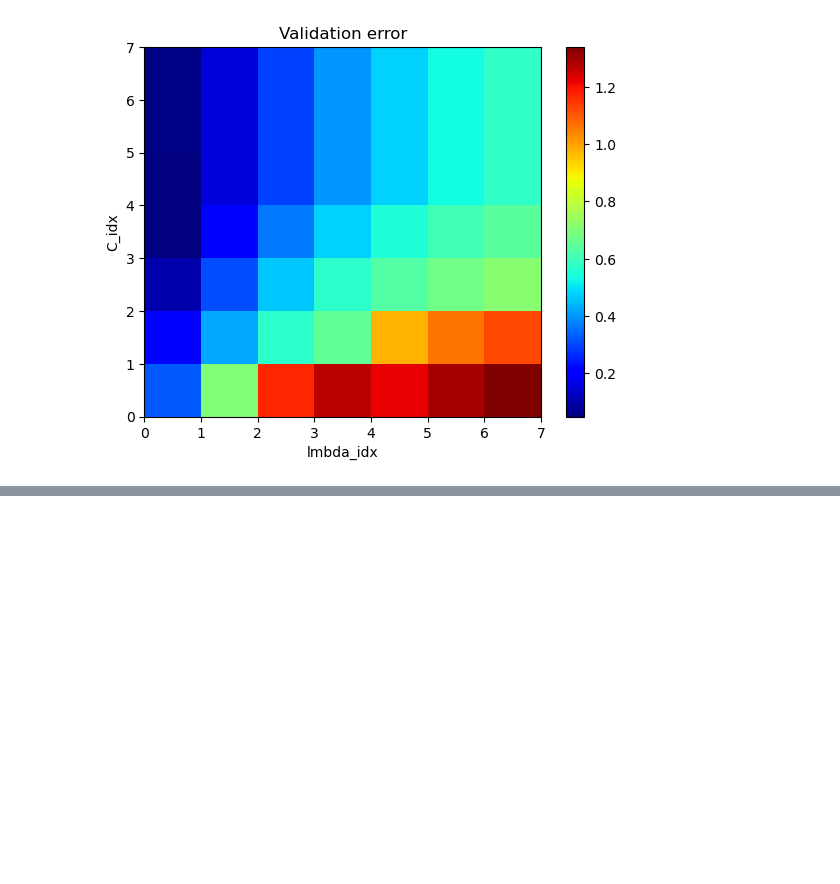
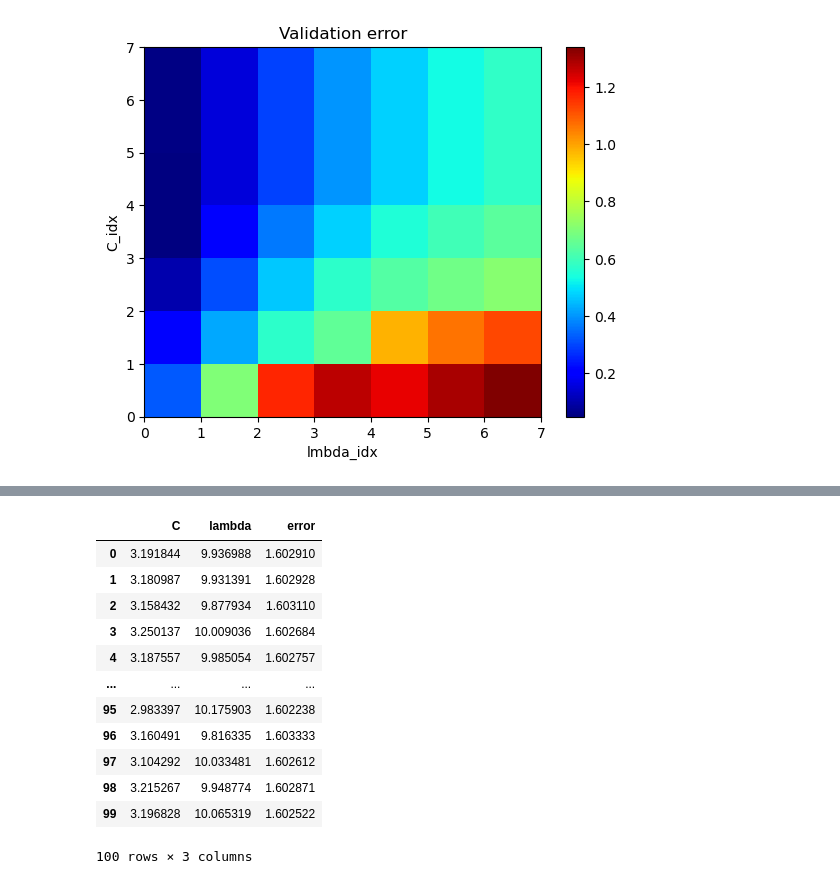
Before and after one commit to eirikbaekkelund/Applied-ML, a Jupyter notebook: cw2/Coursework_2.ipynb, the cells around one changed output, grey strips where cells are left out. Saved outputs shown, nothing was run; the diff lists cells and outputs as text; code cells hidden in the pictures; blank space fills up the shorter version.

```diff
--- a/cw2/Coursework_2.ipynb
+++ b/cw2/Coursework_2.ipynb
@@ -413,0 +491,16 @@ plt.title("Validation error");
+# %%
+df
+# %% [output]
+|  | C | lambda | error |
+| 0 | 3.191844 | 9.936988 | 1.602910 |
+| 1 | 3.180987 | 9.931391 | 1.602928 |
+| 2 | 3.158432 | 9.877934 | 1.603110 |
+| 3 | 3.250137 | 10.009036 | 1.602684 |
+| 4 | 3.187557 | 9.985054 | 1.602757 |
+| ... | ... | ... | ... |
+| 95 | 2.983397 | 10.175903 | 1.602238 |
+| 96 | 3.160491 | 9.816335 | 1.603333 |
+| 97 | 3.104292 | 10.033481 | 1.602612 |
+| 98 | 3.215267 | 9.948774 | 1.602871 |
+| 99 | 3.196828 | 10.065319 | 1.602522 |
+100 rows × 3 columns
```
Also changed, not shown: parts of 8 cells of this notebook.
